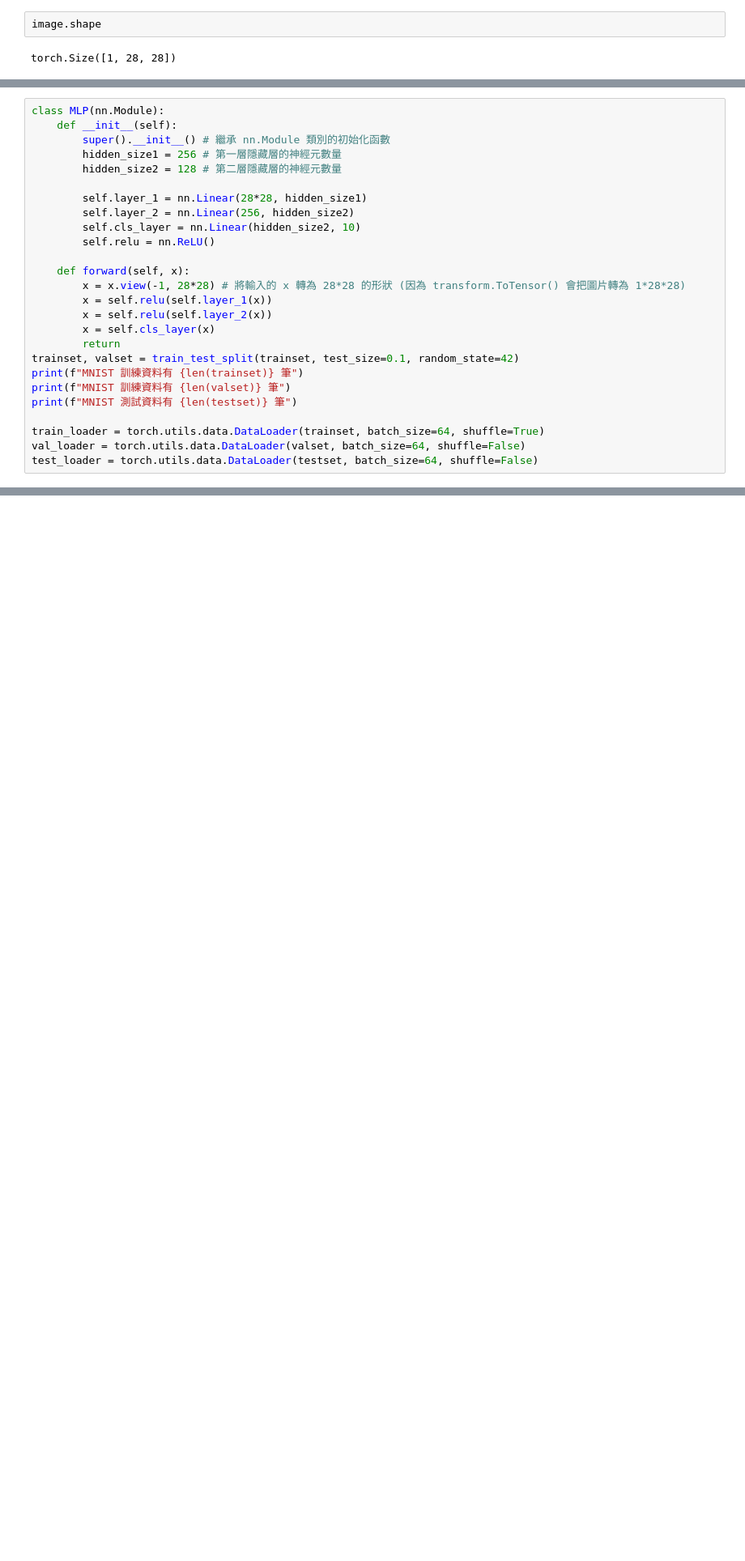
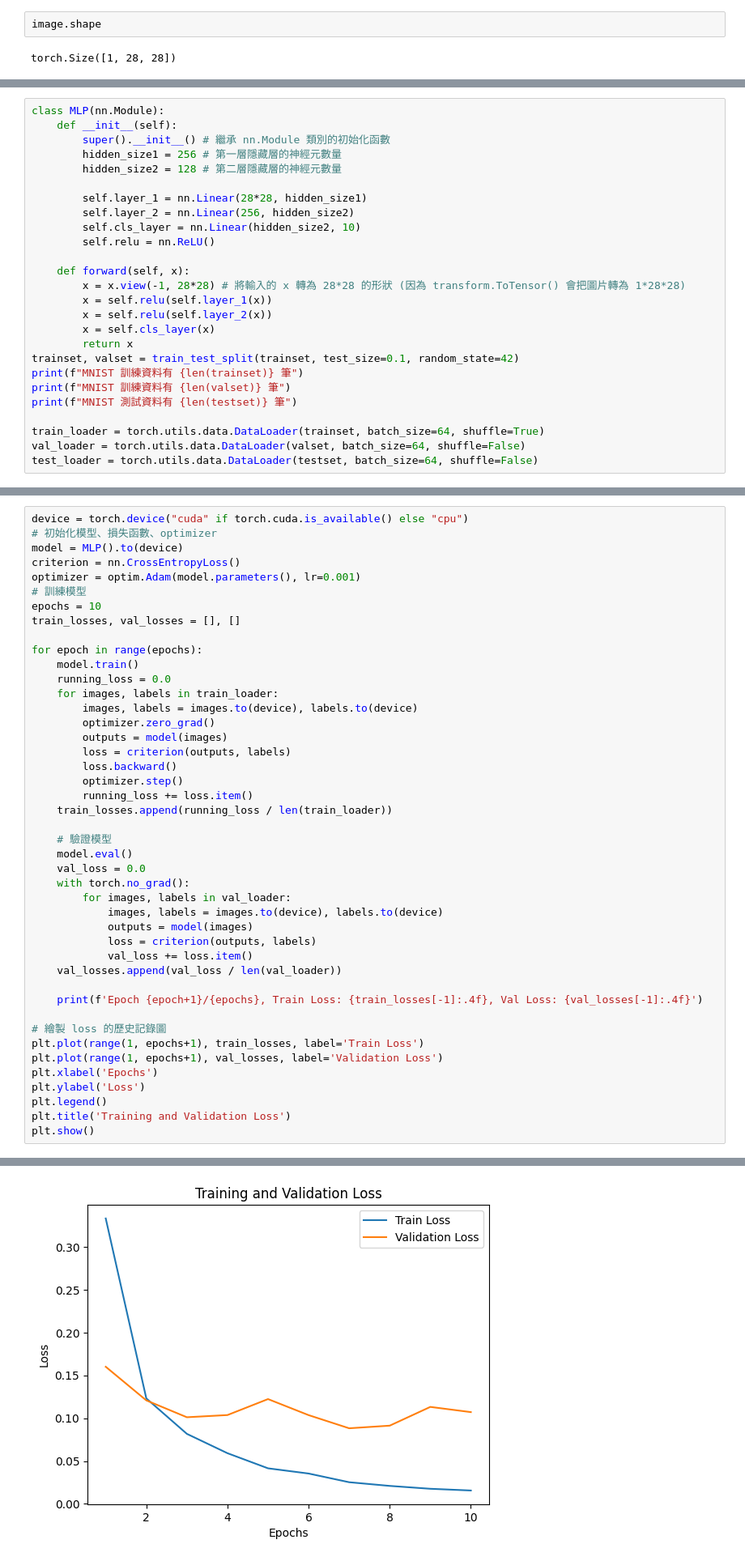
Before and after one commit to vannis422/vision, a Jupyter notebook: CNN.ipynb, the cells around one changed output, grey strips where cells are left out. Shown at 81% size. Cells and saved outputs as stored; diff of their text form; blank space fills up the shorter version.

```diff
--- a/CNN.ipynb
+++ b/CNN.ipynb
@@ -99,7 +99,7 @@ class MLP(nn.Module):
         x = self.relu(self.layer_1(x))
         x = self.relu(self.layer_2(x))
         x = self.cls_layer(x)
-        return
+        return x
 trainset, valset = train_test_split(trainset, test_size=0.1, random_state=42)
 print(f"MNIST 訓練資料有 {len(trainset)} 筆")
 print(f"MNIST 訓練資料有 {len(valset)} 筆")
@@ -139,0 +151,45 @@ torch.Size([64])
+# %%
+device = torch.device("cuda" if torch.cuda.is_available() else "cpu")
+# 初始化模型、損失函數、optimizer
+model = MLP().to(device)
+criterion = nn.CrossEntropyLoss()
+optimizer = optim.Adam(model.parameters(), lr=0.001)
+# 訓練模型
+epochs = 10
+train_losses, val_losses = [], []
+
+for epoch in range(epochs):
+    model.train()
+    running_loss = 0.0
+    for images, labels in train_loader:
+        images, labels = images.to(device), labels.to(device)
+        optimizer.zero_grad()
+        outputs = model(images)
+        loss = criterion(outputs, labels)
+        loss.backward()
+        optimizer.step()
+        running_loss += loss.item()
+    train_losses.append(running_loss / len(train_loader))
+
+    # 驗證模型
+    model.eval()
+    val_loss = 0.0
+    with torch.no_grad():
+        for images, labels in val_loader:
+            images, labels = images.to(device), labels.to(device)
+            outputs = model(images)
+            loss = criterion(outputs, labels)
+            val_loss += loss.item()
+    val_losses.append(val_loss / len(val_loader))
+
+    print(f'Epoch {epoch+1}/{epochs}, Train Loss: {train_losses[-1]:.4f}, Val Loss: {val_losses[-1]:.4f}')
+
+# 繪製 loss 的歷史記錄圖
+plt.plot(range(1, epochs+1), train_losses, label='Train Loss')
+plt.plot(range(1, epochs+1), val_losses, label='Validation Loss')
+plt.xlabel('Epochs')
+plt.ylabel('Loss')
+plt.legend()
+plt.title('Training and Validation Loss')
+plt.show()
+# %% [output]
@@ -139,0 +206 @@ torch.Size([64])
+[figure, added]
```
Also changed, not shown: parts of 6 cells of this notebook.
